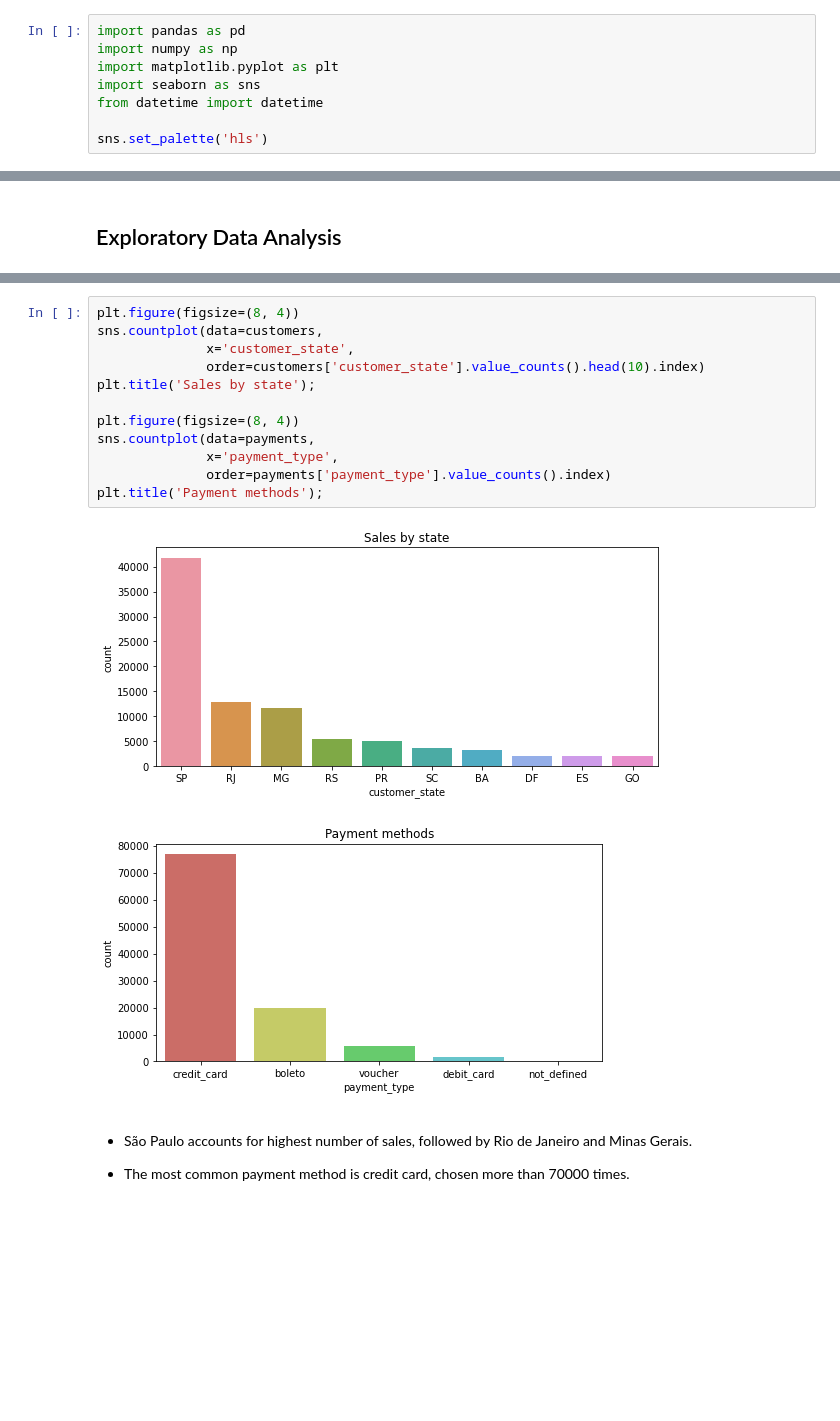
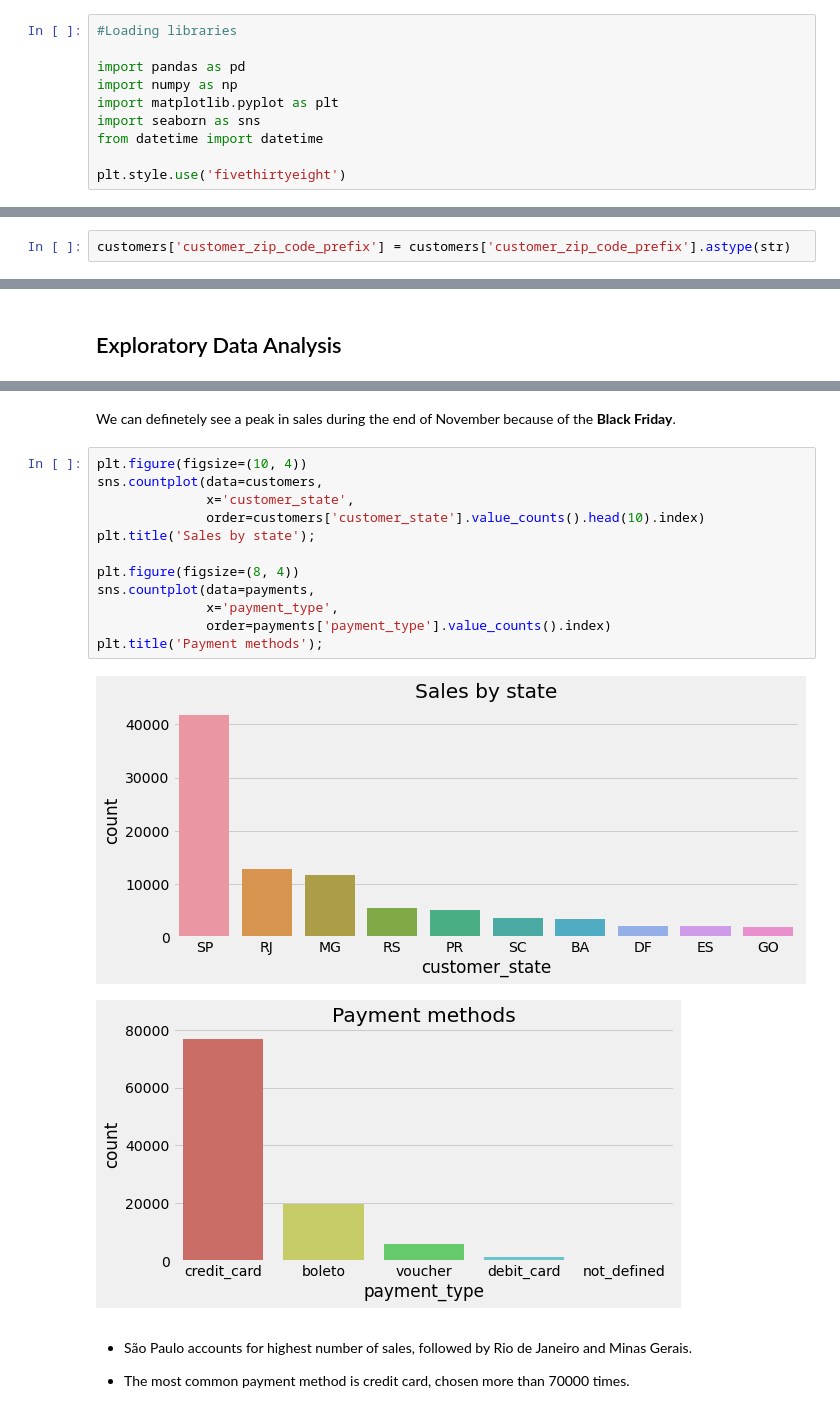
Before and after one commit to RStremel/olist-EDA, a Jupyter notebook: olist_eda.ipynb, the cells around one changed output, grey strips where cells are left out. Saved outputs shown, nothing was run; the diff lists cells and outputs as text; blank space fills up the shorter version.

```diff
--- a/olist_eda.ipynb
+++ b/olist_eda.ipynb
@@ -1,10 +1,12 @@
 # %% [markdown]
 # Brazilian E-Commerce Public Dataset by Olist
 # %%
+#Loading libraries
+
 import pandas as pd
 import numpy as np
 import matplotlib.pyplot as plt
 import seaborn as sns
 from datetime import datetime
 
-sns.set_palette('hls')
+plt.style.use('fivethirtyeight')
@@ -10,0 +146,2 @@ sns.set_palette('hls')
+# %%
+customers['customer_zip_code_prefix'] = customers['customer_zip_code_prefix'].astype(str)
@@ -23,18 +395,20 @@ orders = pd.read_csv('olist_orders_dataset.csv')
+# %% [markdown]
+We can definetely see a peak in sales during the end of November because of the **Black Friday**.
 # %%
-plt.figure(figsize=(8, 4))
+plt.figure(figsize=(10, 4))
 sns.countplot(data=customers,
               x='customer_state',
               order=customers['customer_state'].value_counts().head(10).index)
 plt.title('Sales by state');
 
 plt.figure(figsize=(8, 4))
 sns.countplot(data=payments,
               x='payment_type',
               order=payments['payment_type'].value_counts().index)
 plt.title('Payment methods');
 # %% [output]
-[figure, old version]
+[figure, new version]
-[figure, old version]
+[figure, new version]
 # %% [markdown]
 * São Paulo accounts for highest number of sales, followed by Rio de Janeiro and Minas Gerais.
 
```
Also changed, not shown: parts of 65 cells of this notebook.
